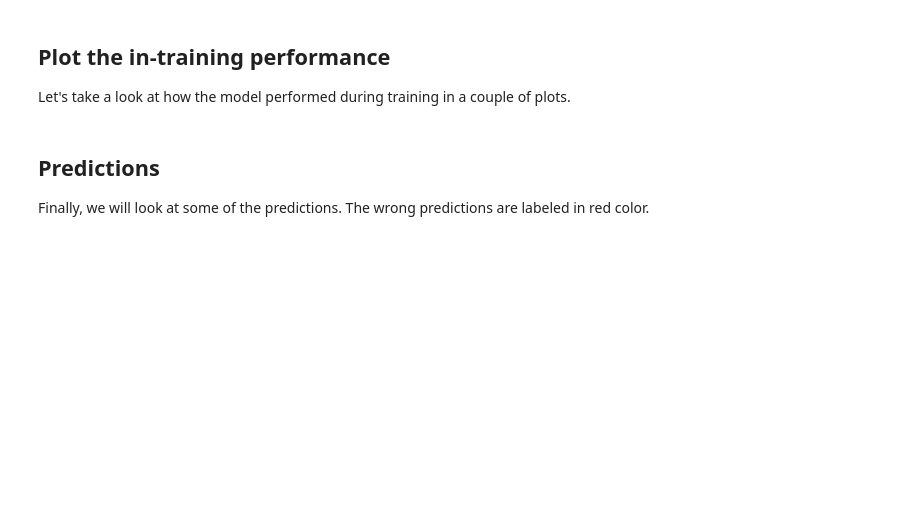
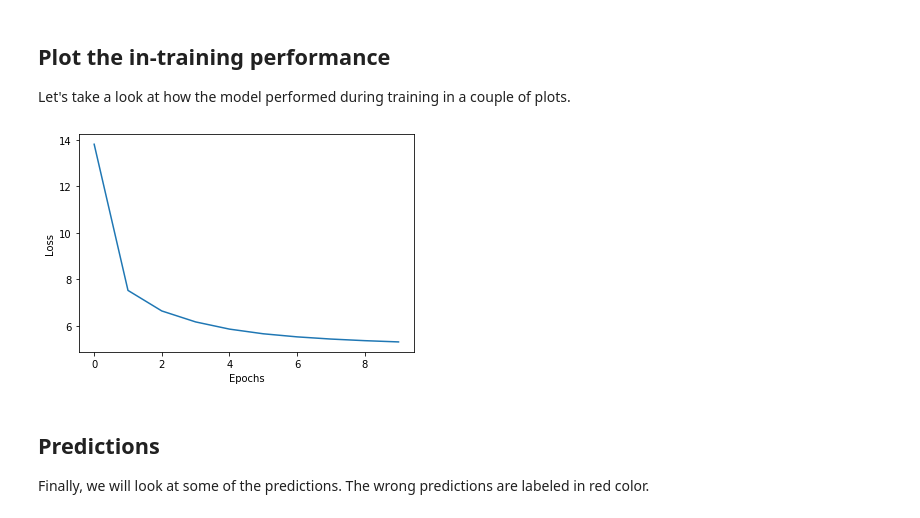
Before and after one commit to AFAgarap/autoencoders, a Jupyter notebook: notebooks/0-autoencoder.ipynb, the cells around one changed output. Drawn from its saved outputs; the diff is of its cells as text; code cells hidden in the pictures; blank space fills up the shorter version.

Commit message:
chore : add vanilla autoencoder

```diff
--- a/notebooks/0-autoencoder.ipynb
+++ b/notebooks/0-autoencoder.ipynb
@@ -116,8 +127,8 @@ Like "simple" neural networks, an autoencoder learns through [backpropagation](h
 $$ L = \dfrac{1}{n} \sum_{i=0}^{n-1} \big(\hat{x}_{i} - x_{i}\big)^{2}$$
 where $\hat{x}$ is the reconstructed data while $x$ is the original data.
 # %%
-def loss(preds, real):
-  return tf.reduce_mean(tf.square(tf.subtract(preds, real)))
+def loss(reconstructed, original):
+    return tf.reduce_mean(tf.square(tf.subtract(reconstructed, original)))
 # %% [markdown]
 ## Forward pass and optimization
 
@@ -140,24 +151,27 @@ Finally, we will write a function to run the training loop. This function will t
 The training loop itself uses a `GradientTape` context defined in `train` for each batch.
 # %%
 def train_loop(model, opt, loss, dataset, epochs):
-  for epoch in range(epochs):
-    epoch_loss = 0
-    for step, batch_features in enumerate(dataset):
-      loss_values = train(loss, model, opt, batch_features)
-      epoch_loss += loss_values
-    model.loss.append(epoch_loss)
-    print('Epoch {}/{}. Loss: {}'.format(epoch + 1, epochs, epoch_loss.numpy()))
+    for epoch in range(epochs):
+        epoch_loss = 0
+        for batch_features in dataset:
+            loss_values = train(loss, model, opt, batch_features)
+            epoch_loss += loss_values
+        model.loss.append(tf.reduce_mean(epoch_loss))
+        print('Epoch {}/{}. Loss: {}'.format(epoch + 1, epochs, tf.reduce_mean(epoch_loss)))
 # %% [markdown]
 ## Process the dataset
 
 Now that we have defined our `Autoencoder` class, the loss function, and the training loop, let's import the dataset. We will normalize the pixel values for each example through dividing by maximum pixel value. We shall flatten the examples from 28 by 28 arrays to 784-dimensional vectors.
 # %%
-(x_train, _), (x_test, _) = mnist.load_data()
+(training_features, _), (test_features, _) = mnist.load_data()
 
-x_train = x_train / 255.
+training_features = training_features / 255.
 
-x_train = x_train.astype(np.float32)
-x_train = np.reshape(x_train, (x_train.shape[0], 784))
-x_test = np.reshape(x_test, (x_test.shape[0], 784))
+training_features = training_features.astype(np.float32)
+training_features = training_features.reshape(training_features.shape[0], 784)
+test_features = test_features.reshape(test_features.shape[0], 784)
 
-training_dataset = tf.data.Dataset.from_tensor_slices(x_train).batch(256)
+training_dataset = tf.data.Dataset.from_tensor_slices(training_features)
+training_dataset = training_dataset.prefetch(1024)
+training_dataset = training_dataset.shuffle(1024)
+training_dataset = training_dataset.batch(128)
@@ -166,7 +185,7 @@ training_dataset = tf.data.Dataset.from_tensor_slices(x_train).batch(256)
 
 Now all we have to do is instantiate the autoencoder model and choose an optimization function, then pass the intermediate dimension and the original dimension of the images.
 # %%
-model = Autoencoder(intermediate_dim=128, original_dim=784)
-opt = tf.keras.optimizers.Adam(learning_rate=1e-2)
+model = Autoencoder(intermediate_dim=128, code_dim=64, original_dim=784)
+opt = tf.optimizers.Adam(learning_rate=1e-3)
 
-train_loop(model, opt, loss, training_dataset, 20)
+train_loop(model, opt, loss, training_dataset, 10)
@@ -175,10 +205,12 @@ train_loop(model, opt, loss, training_dataset, 20)
 
 Let's take a look at how the model performed during training in a couple of plots.
 # %%
-plt.plot(range(20), model.loss)
+plt.plot(range(10), model.loss)
 plt.xlabel('Epochs')
 plt.ylabel('Loss')
 plt.show()
+# %% [output]
+[figure, added]
 # %% [markdown]
 ## Predictions
 
```
Also changed, not shown: parts of 10 cells of this notebook.
